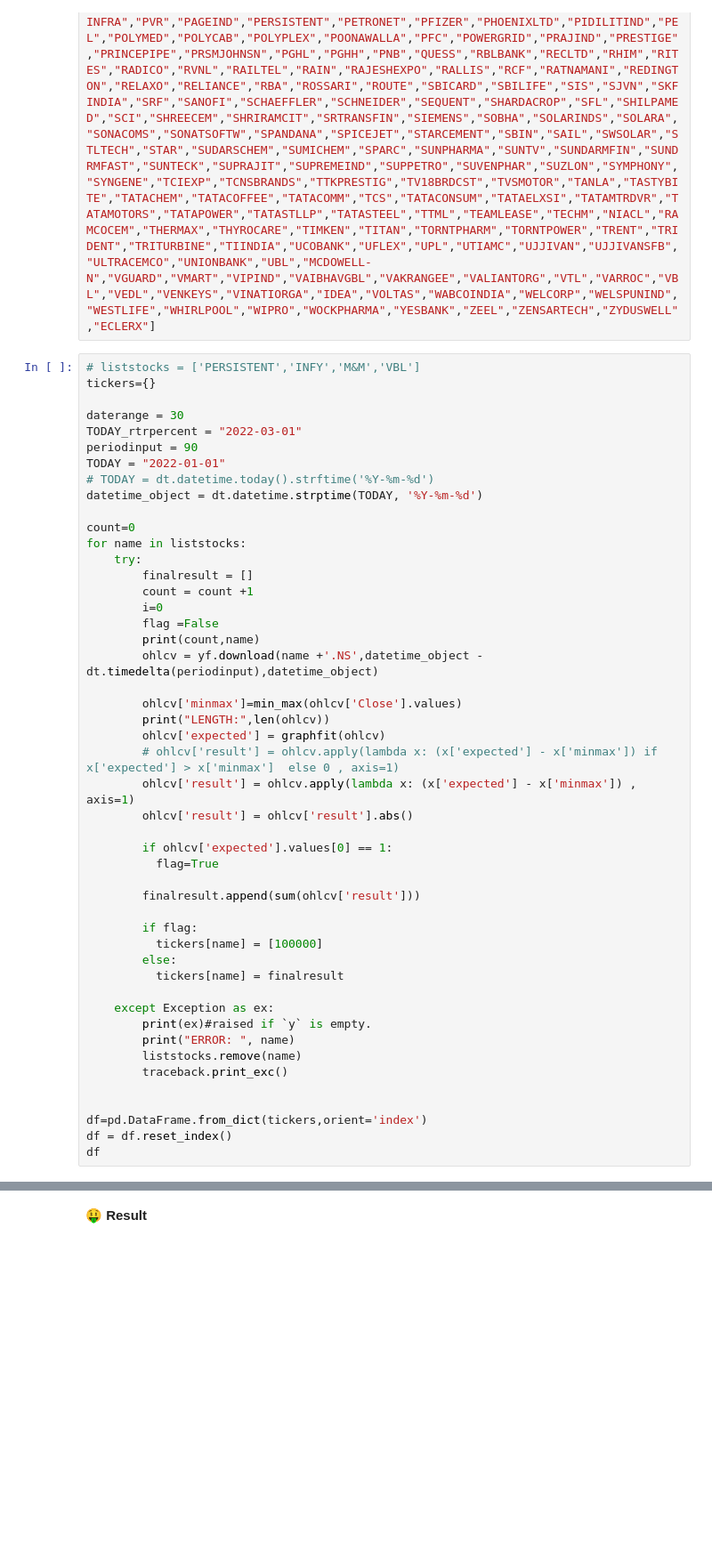
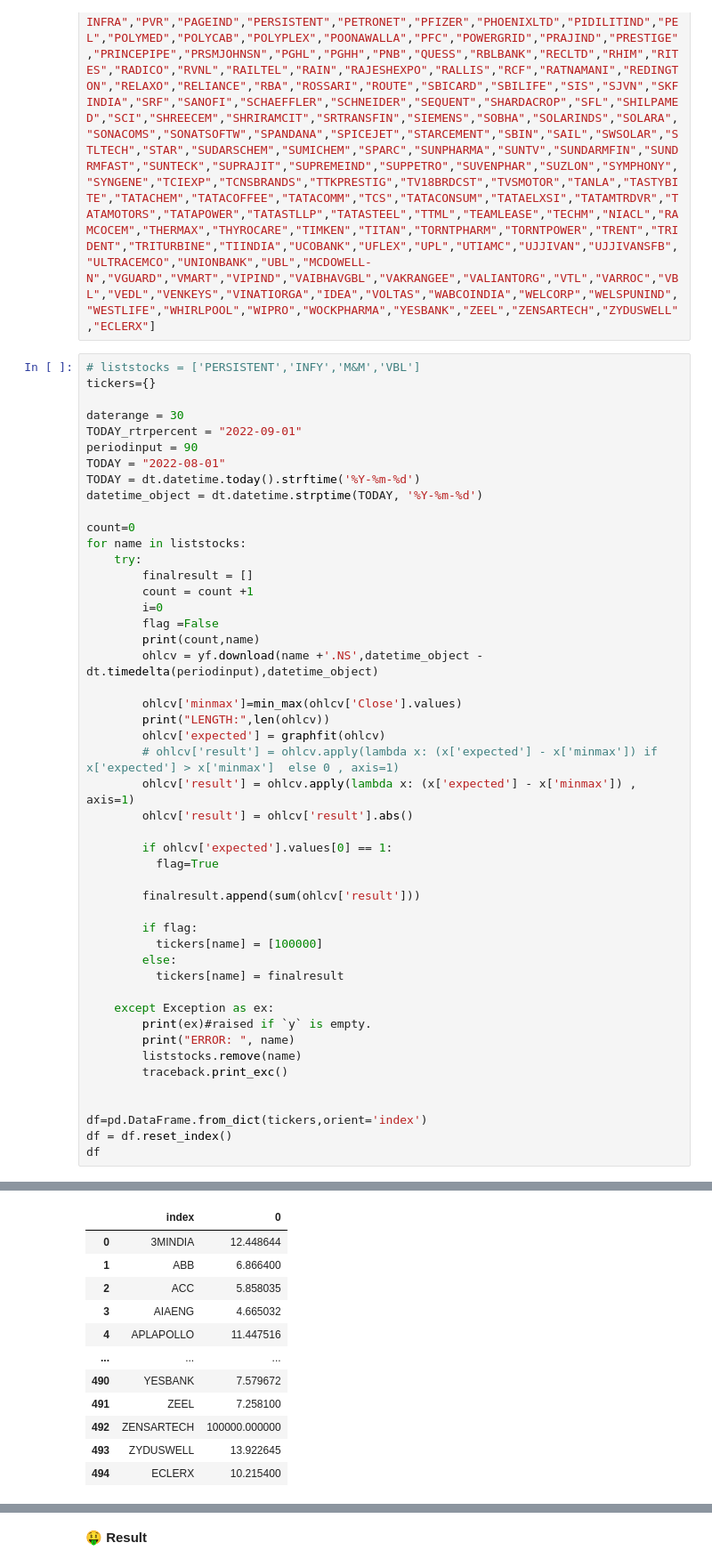
Before and after one commit to bommojuvishu/stocksgraphcomp, a Jupyter notebook: stock_graph_comp.ipynb, the cells around one changed output, grey strips where cells are left out. Shown at 89% size. Saved outputs shown, nothing was run; the diff lists cells and outputs as text; blank space fills up the shorter version.

```diff
--- a/stock_graph_comp.ipynb
+++ b/stock_graph_comp.ipynb
@@ -153,10 +150,10 @@ liststocks = ["3MINDIA","ABB","ACC","AIAENG","APLAPOLLO","AUBANK","AARTIDRUGS","
 tickers={}
 
 daterange = 30
-TODAY_rtrpercent = "2022-03-01"
+TODAY_rtrpercent = "2022-09-01"
 periodinput = 90
-TODAY = "2022-01-01"
-# TODAY = dt.datetime.today().strftime('%Y-%m-%d')
+TODAY = "2022-08-01"
+TODAY = dt.datetime.today().strftime('%Y-%m-%d')
 datetime_object = dt.datetime.strptime(TODAY, '%Y-%m-%d')
 
 count=0
@@ -196,3 +193,4 @@ for name in liststocks:
 df=pd.DataFrame.from_dict(tickers,orient='index')
 df = df.reset_index()
 df
+# %% [output]
@@ -198,0 +283,12 @@ df
+|  | index | 0 |
+| 0 | 3MINDIA | 12.448644 |
+| 1 | ABB | 6.866400 |
+| 2 | ACC | 5.858035 |
+| 3 | AIAENG | 4.665032 |
+| 4 | APLAPOLLO | 11.447516 |
+| ... | ... | ... |
+| 490 | YESBANK | 7.579672 |
+| 491 | ZEEL | 7.258100 |
+| 492 | ZENSARTECH | 100000.000000 |
+| 493 | ZYDUSWELL | 13.922645 |
+| 494 | ECLERX | 10.215400 |
```
Also changed, not shown: parts of 7 cells of this notebook.
